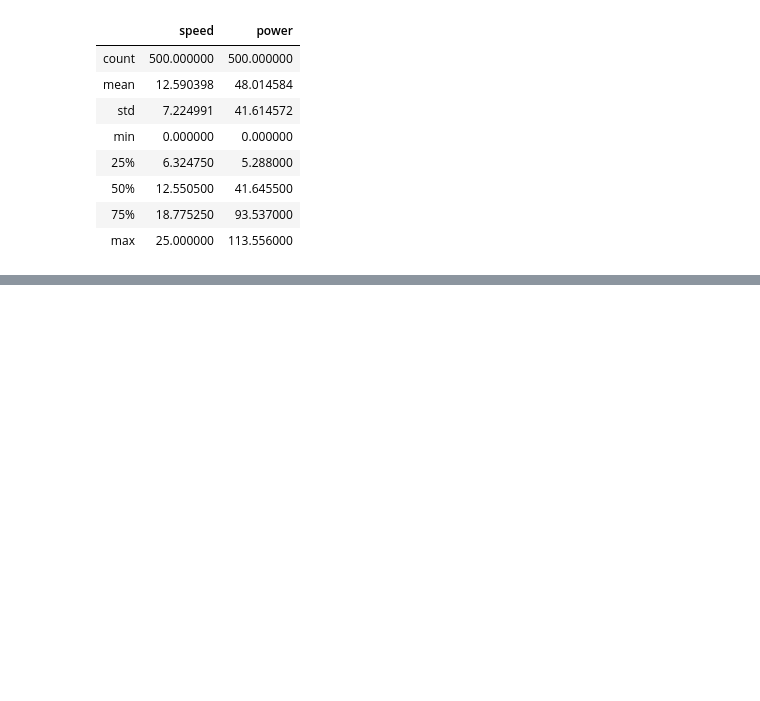
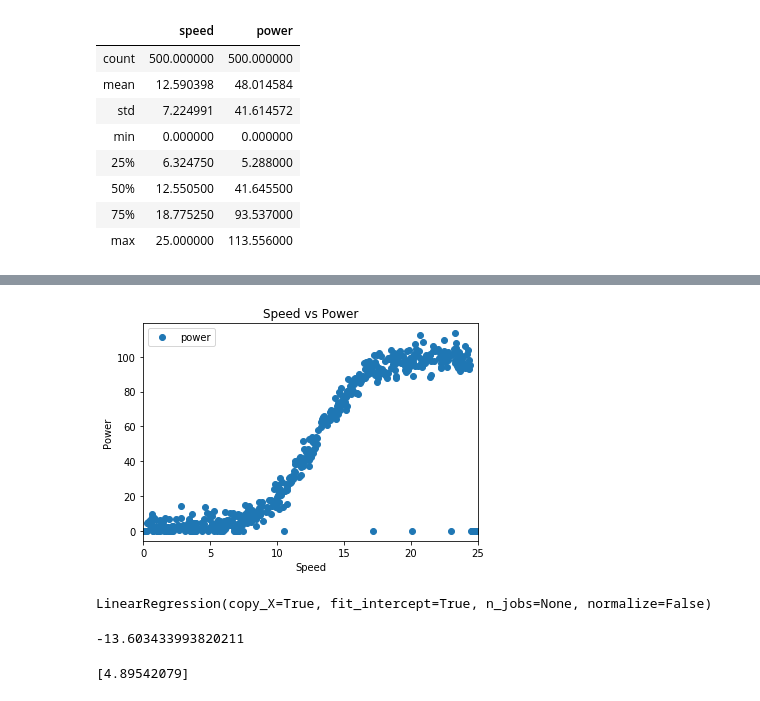
Before and after one commit to Willie2511/Data_Analysis_Project, a Jupyter notebook: Data_Project.ipynb, the cells around one changed output, grey strips where cells are left out. Drawn from its saved outputs; the diff is of its cells as text; code cells hidden in the pictures; blank space fills up the shorter version.

Commit message:
Basic analyses and linear regression

```diff
--- a/Data_Project.ipynb
+++ b/Data_Project.ipynb
@@ -38,0 +60,8 @@ model = LinearRegression()
+# %%
+df.plot(x='speed', y='power', style='o')
+plt.title('Speed vs Power')
+plt.xlabel('Speed')
+plt.ylabel('Power')
+plt.show();
+# %% [output]
+[figure, added]
@@ -38,0 +74,14 @@ model = LinearRegression()
+# %%
+from sklearn.linear_model import LinearRegression
+regressor = LinearRegression()
+regressor.fit(X_train, y_train)
+# %% [output]
+LinearRegression(copy_X=True, fit_intercept=True, n_jobs=None, normalize=False)
+# %%
+print(regressor.intercept_)
+# %% [output]
+-13.603433993820211
+# %%
+print(regressor.coef_)
+# %% [output]
+[4.89542079]
```
Also changed, not shown: parts of 13 cells of this notebook.
